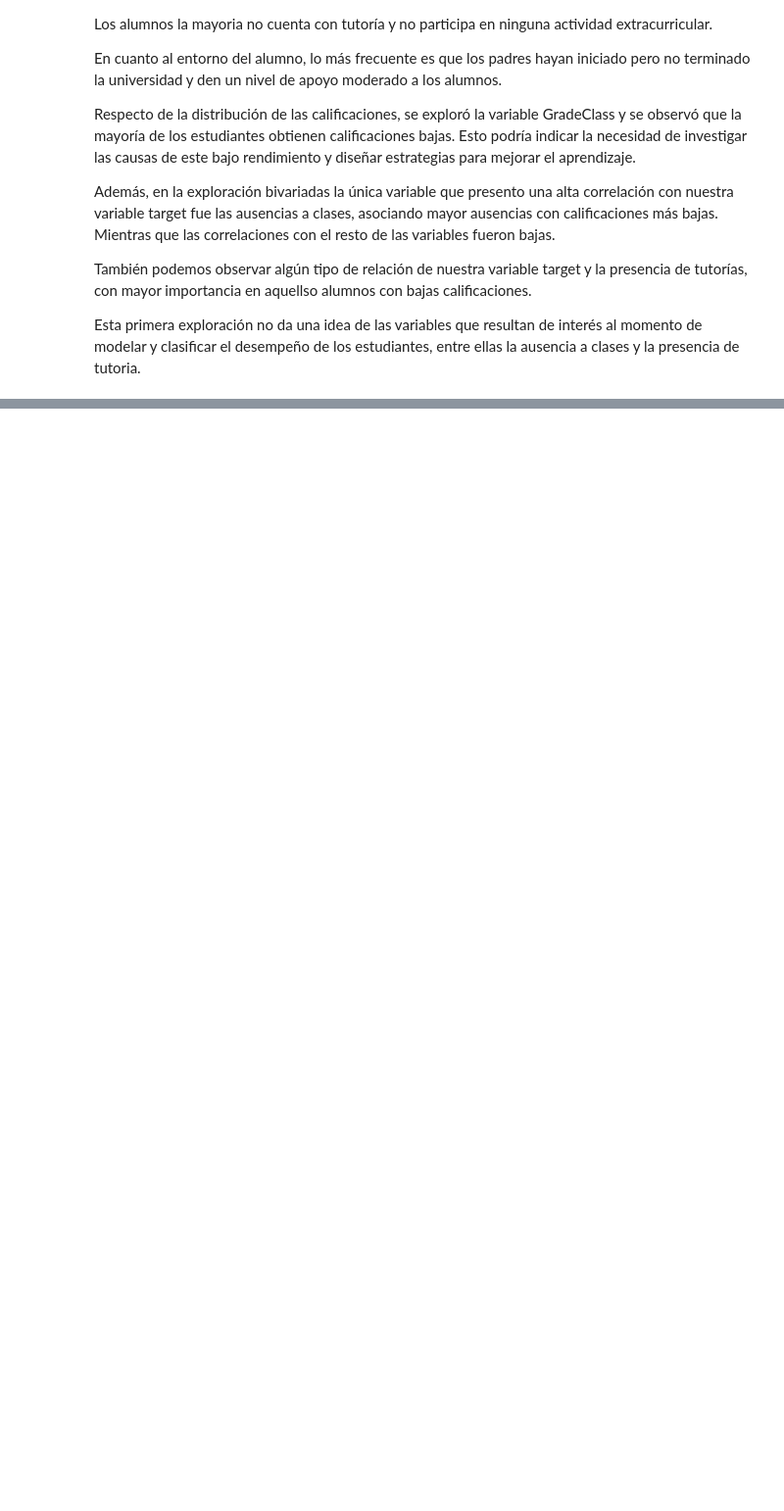
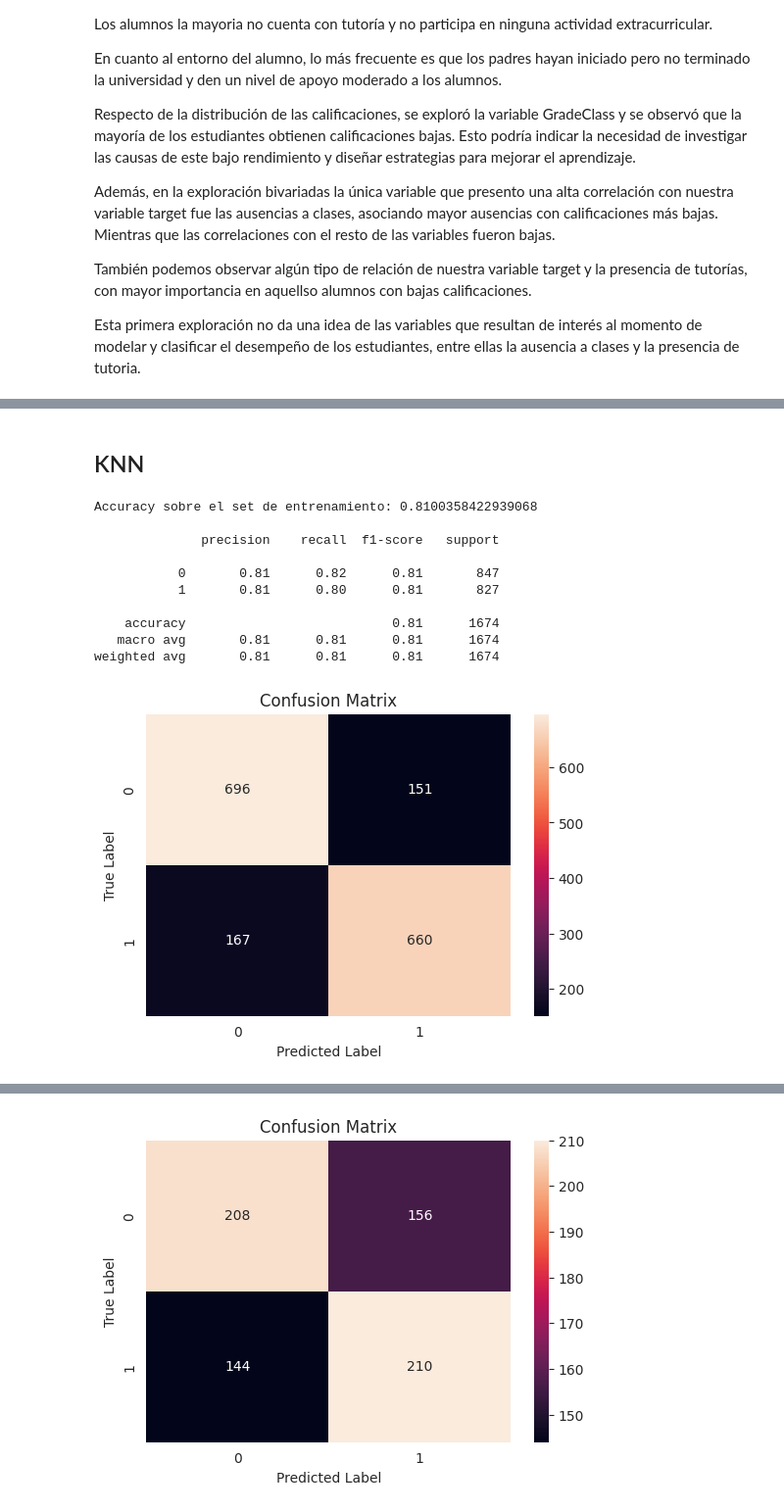
Before and after one commit to APaulalvarez/Coder---Data-Science-II, a Jupyter notebook: Proyecto_ParteIII_Alvarez.ipynb, the cells around one changed output, grey strips where cells are left out. Shown at 98% size. Drawn from its saved outputs; the diff is of its cells as text; code cells hidden in the pictures; blank space fills up the shorter version.

```diff
--- a/Proyecto_ParteIII_Alvarez.ipynb
+++ b/Proyecto_ParteIII_Alvarez.ipynb
@@ -589,0 +674,3 @@ Esta primera exploración no da una idea de las variables que resultan de inter
+# %%
+x_new=pd.get_dummies(x,drop_first=True)
+x_new.head()
@@ -589,0 +707,75 @@ Esta primera exploración no da una idea de las variables que resultan de inter
+# %%
+#Separo mi dataset para entrenamiento y testeo
+from sklearn.model_selection import train_test_split
+X_train, X_test, y_train, y_test = train_test_split(x_new, y, test_size=0.3, random_state=42, stratify=y)
+# %% [markdown]
+## KNN
+# %%
+# Importar las librerias del modelo
+from sklearn.neighbors import KNeighborsClassifier
+
+# Crear la instancia del modelo
+knn = KNeighborsClassifier(n_neighbors=3)
+
+# Entrenar el modelo con los datos y la etiqueta
+knn.fit(X_train, y_train)
+
+# Obtenemos las predicciones del modelo
+preds_train_knn = knn.predict(X_train)
+preds_knn = knn.predict(X_test)
+# %%
+from sklearn.metrics import confusion_matrix
+from sklearn import metrics
+sns.set_style('darkgrid')
+
+# TRAIN---------------------------------------------------
+# Accuracy
+train_accuracy = metrics.accuracy_score(y_train, preds_train_knn)
+print('Accuracy sobre el set de entrenamiento:', train_accuracy, '\n')
+#---------------------------------------------------
+# Classification report.
+print(metrics.classification_report(y_train, preds_train_knn))
+#---------------------------------------------------
+# Creando la matriz de confusión
+cm_tr = confusion_matrix(y_train, preds_train_knn)
+
+# usando heatmap
+plt.figure(figsize=(6, 4))
+sns.heatmap(cm_tr, annot=True, fmt="d")
+plt.title("Confusion Matrix")
+plt.xlabel("Predicted Label")
+plt.ylabel("True Label")
+plt.show()
+
+# TEST---------------------------------------------------
+# Accuracy
+test_accuracy = metrics.accuracy_score(y_test, preds_knn)
+print('Accuracy sobre el set de testeo:', test_accuracy, '\n')
+#---------------------------------------------------
+# Classification report.
+print(metrics.classification_report(y_test, preds_knn))
+#---------------------------------------------------
+# Creando la matriz de confusión
+cm_test= confusion_matrix(y_test, preds_knn)
+
+# usando heatmap
+plt.figure(figsize=(6, 4))
+sns.heatmap(cm_test, annot=True, fmt="d")
+plt.title("Confusion Matrix")
+plt.xlabel("Predicted Label")
+plt.ylabel("True Label")
+plt.show()
+#Clase 1: Aprovado
+#Clase 0: Desaprobado
+# %% [output]
+Accuracy sobre el set de entrenamiento: 0.8100358422939068
+
+              precision    recall  f1-score   support
+
+           0       0.81      0.82      0.81       847
+           1       0.81      0.80      0.81       827
+
+    accuracy                           0.81      1674
+   macro avg       0.81      0.81      0.81      1674
+weighted avg       0.81      0.81      0.81      1674
+[figure, added]
@@ -589,0 +792 @@ Esta primera exploración no da una idea de las variables que resultan de inter
+[figure, added]
```
Also changed, not shown: parts of 116 cells of this notebook.
